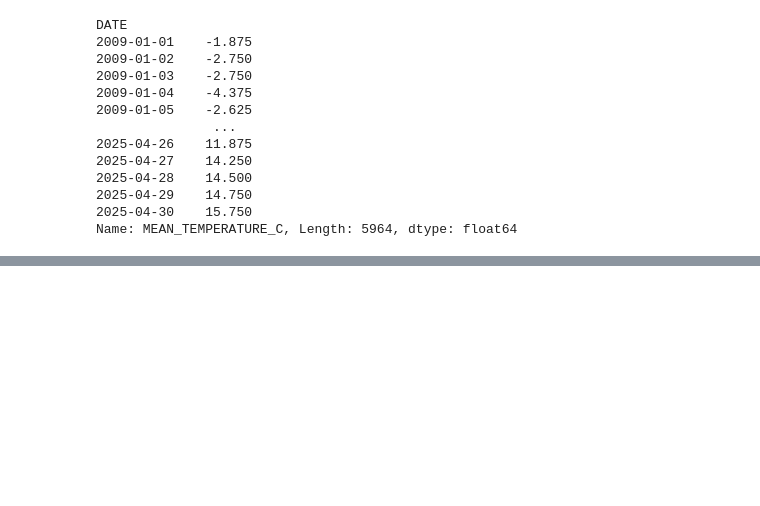
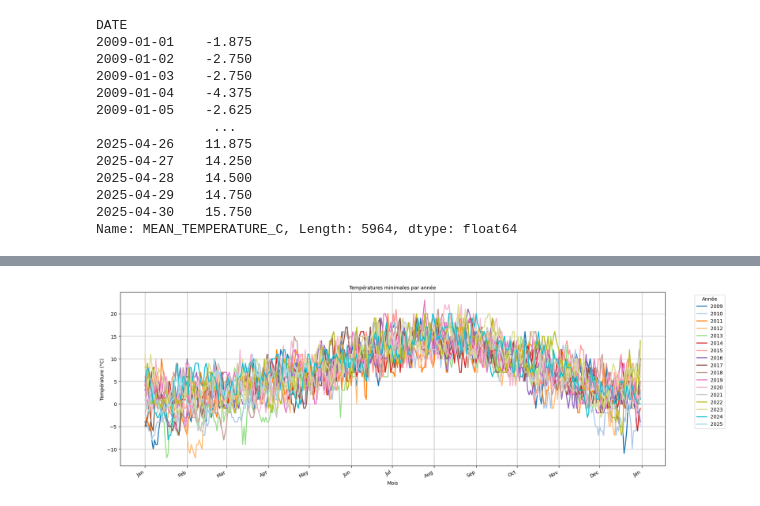
Before and after one commit to kubit07/data_analyse_DRIAS, a Jupyter notebook: data_analyse_DRIAS.ipynb, the cells around one changed output, grey strips where cells are left out. Cells and saved outputs as stored; diff of their text form; code cells hidden in the pictures; blank space fills up the shorter version.

```diff
--- a/data_analyse_DRIAS.ipynb
+++ b/data_analyse_DRIAS.ipynb
@@ -230,0 +290,38 @@ data_climate_reims_2009_2026
+# %%
+# Liste des années à importer
+annees = range(2009, 2026)
+
+# Initialiser la figure
+plt.figure(figsize=(18, 6))
+
+# Colormap pour couleurs différentes par année
+colors = plt.cm.get_cmap('tab20', len(annees))
+
+for idx, annee in enumerate(annees):
+    # Filtrer les données de l'année
+    df_annee = data_climate_reims_2009_2026[data_climate_reims_2009_2026.index.year == annee].copy()
+
+    # Remplacer l'année dans les dates par 2000 pour superposition
+    df_annee.index = df_annee.index.map(lambda d: d.replace(year=2000))
+
+    # Tracer la température maximale avec une couleur unique par année
+    df_annee["MIN_TEMPERATURE_C"].plot(
+        label=str(annee),
+        color=colors(idx),
+        lw=2
+    )
+
+# Configuration de l'axe des X pour n’afficher que les mois
+plt.gca().xaxis.set_major_locator(mdates.MonthLocator())
+plt.gca().xaxis.set_major_formatter(mdates.DateFormatter('%b'))  # 'Jan', 'Feb', etc.
+
+# Titre et labels
+plt.title("Températures minimales par année", fontsize=10)
+plt.xlabel("Mois")
+plt.ylabel("Température (°C)")
+plt.legend(title="Année", bbox_to_anchor=(1.05, 1), loc='upper left')
+plt.grid(True)
+plt.tight_layout()
+plt.show()
+# %% [output]
+[figure, added]
```
Also changed, not shown: parts of 6 cells of this notebook.
